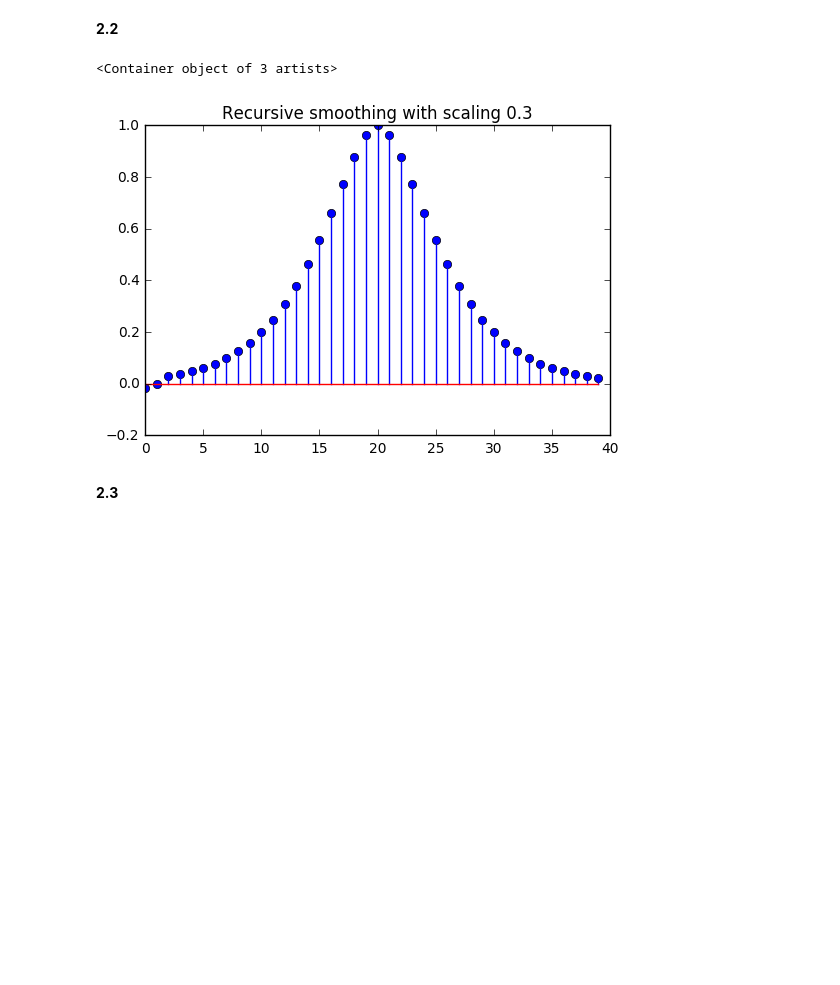
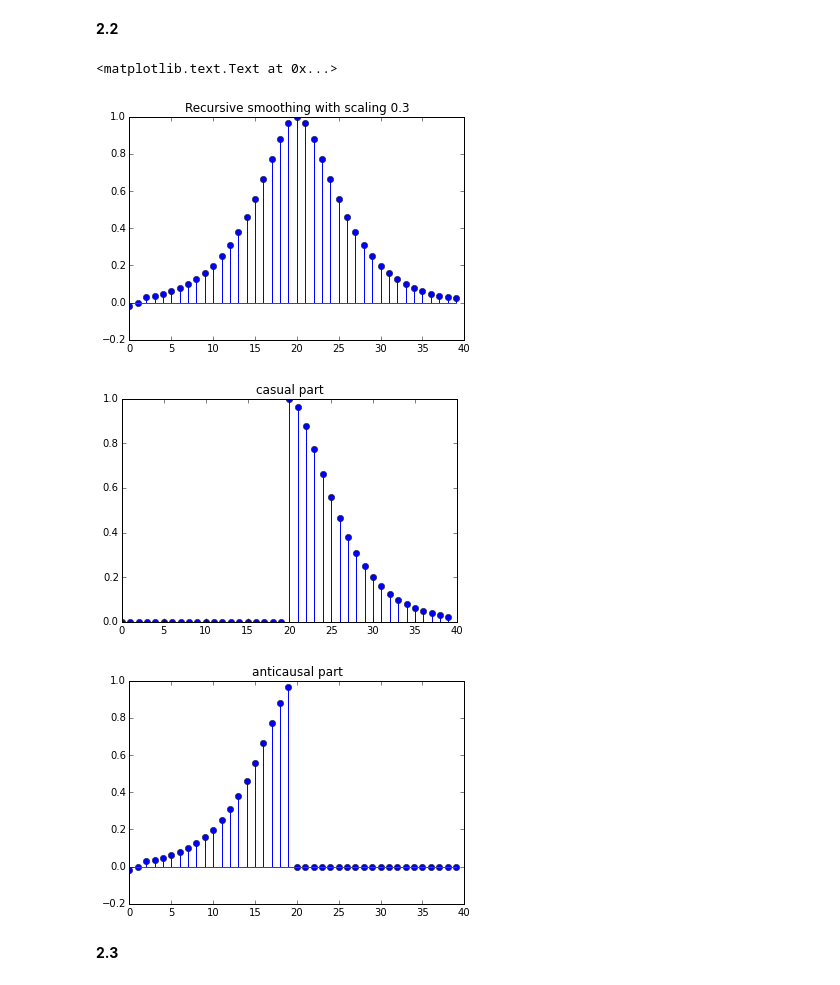
Before and after one commit to gopi231091/DSP-TP-1617, a Jupyter notebook: Lab6-7/python/Lab67.ipynb, the cells around one changed output. Saved outputs shown, nothing was run; the diff lists cells and outputs as text; code cells hidden in the pictures; blank space fills up the shorter version.

```diff
--- a/Lab6-7/python/Lab67.ipynb
+++ b/Lab6-7/python/Lab67.ipynb
@@ -238,36 +241,49 @@ plt.title('Dirac function')
 # %%
 
 def smooth_recu(x, s=0.5, Ts=1):
 
     alpha = s*Ts
     a = np.exp(-alpha)
 
     #for causal
     y_cau = np.zeros(x.shape)
 
     for k in range(2,x.size):
         y_cau[0] = y_cau[1]= 0
         y_cau[k] = x[k] + a*(alpha - 1)*x[k-1] + 2 * a * y_cau[k-1] - a * a * y_cau[k-2]
 
 #for anticausal
 
     y_acau = np.zeros(x.shape)
 
     for k in range(x.size-3, -1, -1):
         y_acau[0] = y_acau[1]= 0
         y_acau[k] = a*(alpha + 1)*x[k+1] - a*a*x[k+2] + 2*a*y_acau[k+1] - a*a*y_acau[k+2]
 
     y = y_cau + y_acau #total signal
-    return y
 
-y = smooth_recu(dira_c, 0.3, Ts=1)
+    return y,y_cau,y_acau
+
+y,y_cau,y_acau = smooth_recu(dira_c, 0.3, Ts=1)
+
+
 
 plt.figure()
 plt.title('Recursive smoothing with scaling 0.3')
 plt.stem(y)
+
+plt.figure()
+plt.stem(y_cau)
+plt.title('casual part')
+
+plt.figure()
+plt.stem(y_acau)
+plt.title('anticausal part')
 # %% [output]
-<Container object of 3 artists>
+<matplotlib.text.Text at 0x...>
-[figure, old version]
+[figure, new version]
+[figure, added]
+[figure, added]
 # %% [markdown]
 **2.3**
 # %%
```
Also changed, not shown: parts of 10 cells of this notebook.
